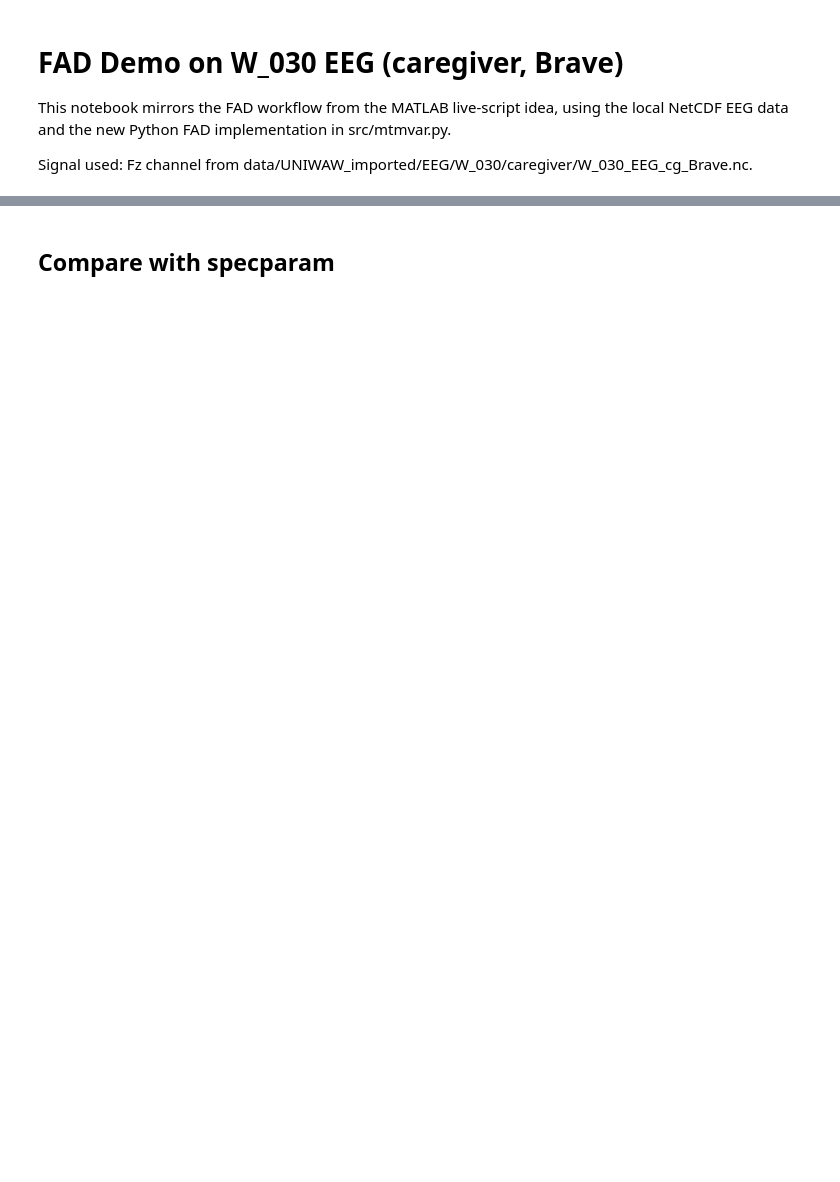
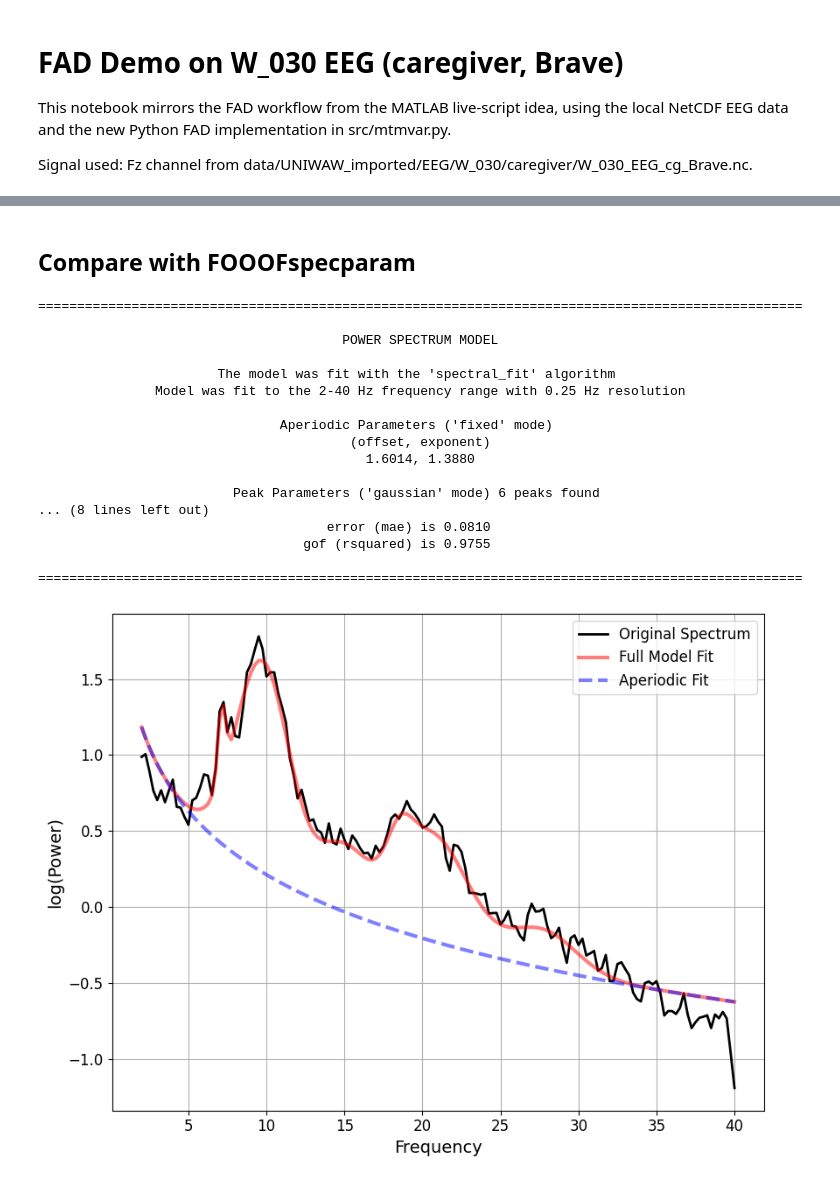
Before and after one commit to SYNCC-IN/hyperscanning-signal-analysis, a Jupyter notebook: scripts/fad_demo_w030_fz.ipynb, the cells around one changed output, grey strips where cells are left out. Saved outputs shown, nothing was run; the diff lists cells and outputs as text; code cells hidden in the pictures; blank space fills up the shorter version.

```diff
--- a/scripts/fad_demo_w030_fz.ipynb
+++ b/scripts/fad_demo_w030_fz.ipynb
@@ -19,7 +19,7 @@ from src.mtmvar import fad_decomposition, fad_components_table
 # Load EEG dataset
 nc_path = '../data/UNIWAW_imported/EEG/W_030/caregiver/W_030_EEG_cg_Brave.nc'
 ds = xr.open_dataset(nc_path)
-selected_channel = 'Fz'  # Change as needed
+selected_channel = 'Pz'  # Change as needed
 # The file has one main data variable with a descriptive name
 var_name = list(ds.data_vars)[0]
 sig = ds[var_name]
@@ -75,4 +94,4 @@ fad_df
 #fad_df.to_csv(out_csv, index=False)
 #print('Saved:', out_csv)
 # %% [markdown]
-## Compare with specparam
+## Compare with FOOOFspecparam
@@ -81,0 +98,36 @@ from specparam import SpectralModel
+# %%
+import scipy.signal as signal
+# Import the model object
+from specparam import SpectralModel
+# Initialize a model object
+fm = SpectralModel()
+
+# Set the frequency range to fit the model
+freq_range = [2, 40]
+
+# Recompute and apply one shared mask to both arrays (prevents shape mismatch)
+freqs_full, spectrum_full = signal.welch(x, fs=fs, nperseg=fs*4, noverlap=fs*3)
+mask = (freqs_full >= freq_range[0]) & (freqs_full <= freq_range[1])
+freqs = freqs_full[mask]
+spectrum = spectrum_full[mask]
+# Report: fit the model, print the resulting parameters, and plot the reconstruction
+fm.report(freqs, spectrum, freq_range)
+# %% [output]
+==================================================================================================
+
+                                       POWER SPECTRUM MODEL
+
+                       The model was fit with the 'spectral_fit' algorithm
+               Model was fit to the 2-40 Hz frequency range with 0.25 Hz resolution
+
+                               Aperiodic Parameters ('fixed' mode)
+                                        (offset, exponent)
+                                          1.6014, 1.3880
+
+                         Peak Parameters ('gaussian' mode) 6 peaks found
+... (8 lines left out)
+                                     error (mae) is 0.0810
+                                  gof (rsquared) is 0.9755
+
+==================================================================================================
+[figure, added]
```
Also changed, not shown: parts of 5 cells of this notebook.
